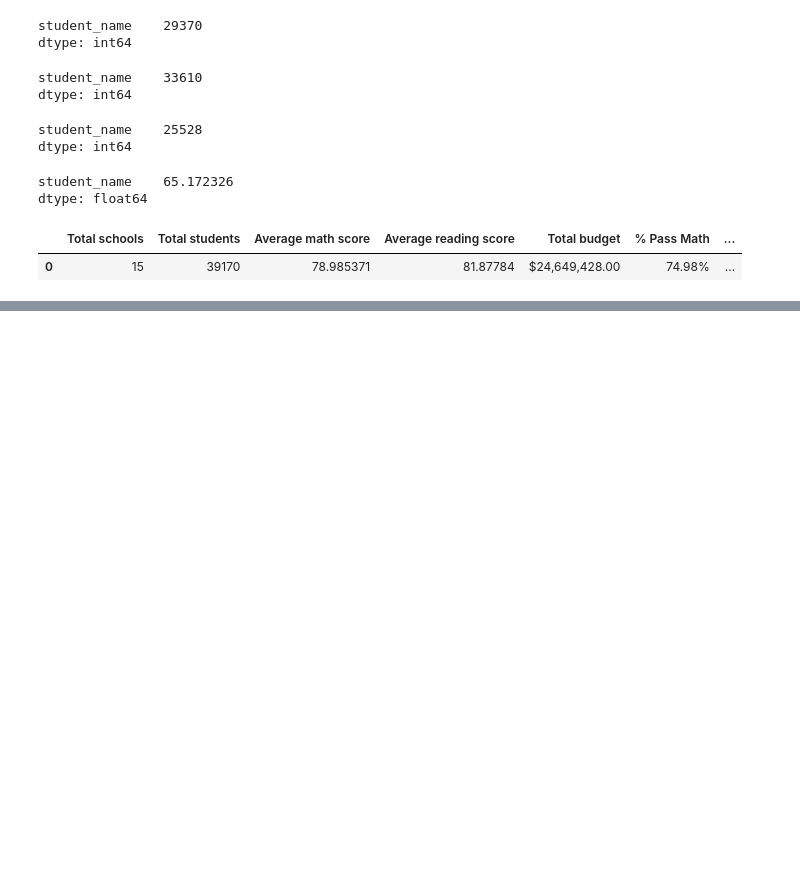
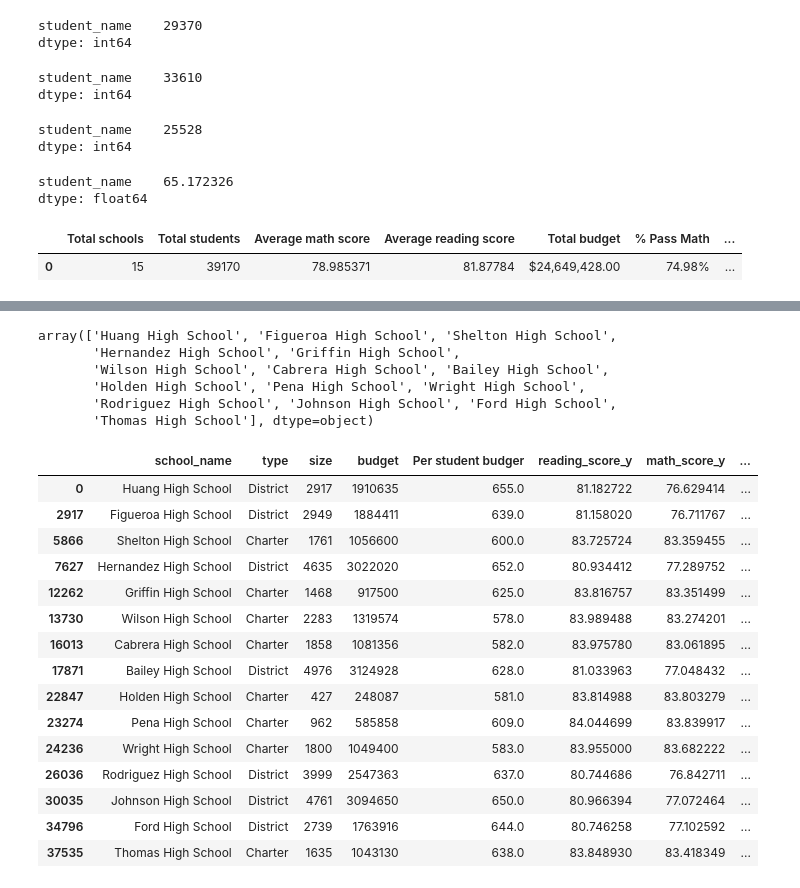
Before and after one commit to jeosqueri/School-District-Analysis, a Jupyter notebook: PyCitySchools/PyCitySchools.ipynb, the cells around one changed output, grey strips where cells are left out. Saved outputs shown, nothing was run; the diff lists cells and outputs as text; code cells hidden in the pictures; blank space fills up the shorter version.

```diff
--- a/PyCitySchools/PyCitySchools.ipynb
+++ b/PyCitySchools/PyCitySchools.ipynb
@@ -280,0 +295,2 @@ Length: 39170, dtype: float64
+# %%
+school_data_df.set_index('school_name')
@@ -280,0 +320,7 @@ Length: 39170, dtype: float64
+# %%
+summary_df = school_data_df[['school_name',
+       'type', 'size', 'budget',
+       'Per student budger', 'reading_score_y', 'math_score_y',
+       '% Passing Math', '% Passing Reading']]
+
+summary_df.head()
@@ -280,0 +334,31 @@ Length: 39170, dtype: float64
+# %%
+unique= summary_df['school_name'].unique()
+unique
+# %% [output]
+array(['Huang High School', 'Figueroa High School', 'Shelton High School',
+       'Hernandez High School', 'Griffin High School',
+       'Wilson High School', 'Cabrera High School', 'Bailey High School',
+       'Holden High School', 'Pena High School', 'Wright High School',
+       'Rodriguez High School', 'Johnson High School', 'Ford High School',
+       'Thomas High School'], dtype=object)
+# %%
+new_df = summary_df.drop_duplicates(subset='school_name', keep='first', inplace=False,ignore_index=False)
+# %%
+new_df.head(15)
+# %% [output]
+|  | school_name | type | size | budget | Per student budger | reading_score_y | math_score_y | ... |
+| 0 | Huang High School | District | 2917 | 1910635 | 655.0 | 81.182722 | 76.629414 | ... |
+| 2917 | Figueroa High School | District | 2949 | 1884411 | 639.0 | 81.158020 | 76.711767 | ... |
+| 5866 | Shelton High School | Charter | 1761 | 1056600 | 600.0 | 83.725724 | 83.359455 | ... |
+| 7627 | Hernandez High School | District | 4635 | 3022020 | 652.0 | 80.934412 | 77.289752 | ... |
+| 12262 | Griffin High School | Charter | 1468 | 917500 | 625.0 | 83.816757 | 83.351499 | ... |
+| 13730 | Wilson High School | Charter | 2283 | 1319574 | 578.0 | 83.989488 | 83.274201 | ... |
+| 16013 | Cabrera High School | Charter | 1858 | 1081356 | 582.0 | 83.975780 | 83.061895 | ... |
+| 17871 | Bailey High School | District | 4976 | 3124928 | 628.0 | 81.033963 | 77.048432 | ... |
+| 22847 | Holden High School | Charter | 427 | 248087 | 581.0 | 83.814988 | 83.803279 | ... |
+| 23274 | Pena High School | Charter | 962 | 585858 | 609.0 | 84.044699 | 83.839917 | ... |
+| 24236 | Wright High School | Charter | 1800 | 1049400 | 583.0 | 83.955000 | 83.682222 | ... |
+| 26036 | Rodriguez High School | District | 3999 | 2547363 | 637.0 | 80.744686 | 76.842711 | ... |
+| 30035 | Johnson High School | District | 4761 | 3094650 | 650.0 | 80.966394 | 77.072464 | ... |
+| 34796 | Ford High School | District | 2739 | 1763916 | 644.0 | 80.746258 | 77.102592 | ... |
+| 37535 | Thomas High School | Charter | 1635 | 1043130 | 638.0 | 83.848930 | 83.418349 | ... |
```
Also changed, not shown: parts of 25 cells of this notebook.
